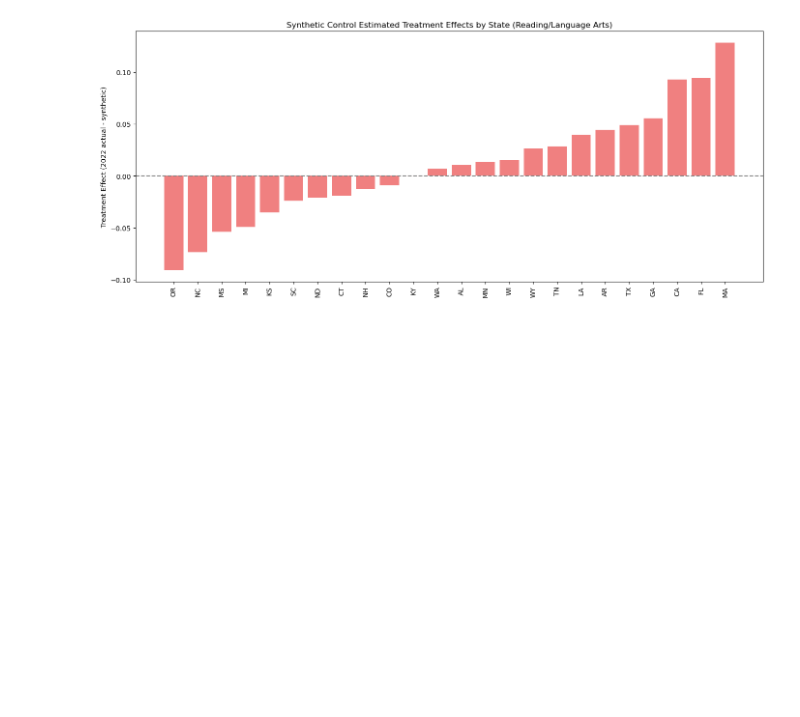
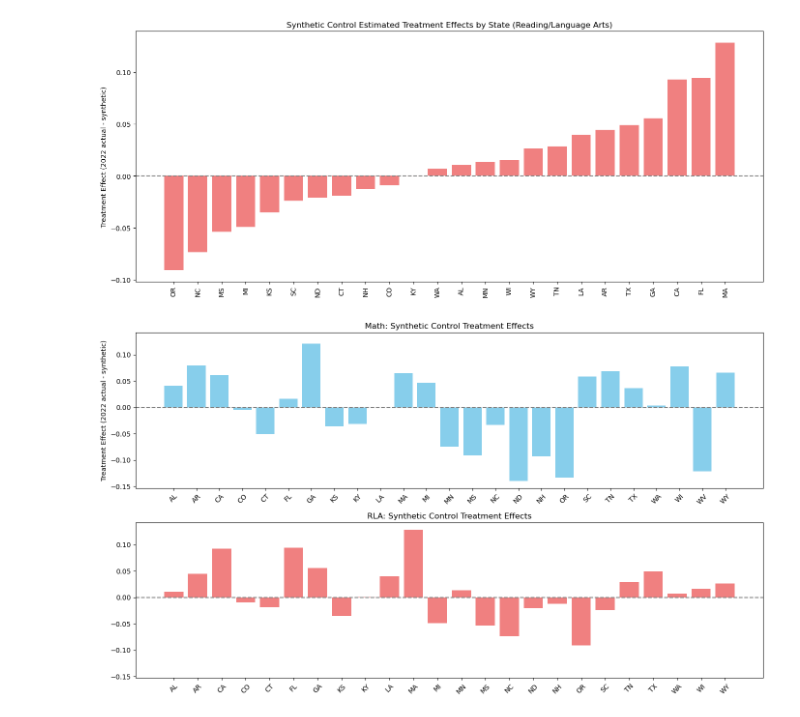
Before and after one commit to 000Aym612/CausalInferenceForOnlineLearning, a Jupyter notebook: causalInference.ipynb, the cells around one changed output. Drawn from its saved outputs; the diff is of its cells as text; code cells hidden in the pictures; blank space fills up the shorter version.

```diff
--- a/causalInference.ipynb
+++ b/causalInference.ipynb
@@ -89,0 +89,5 @@ ATE: -5.847[%]
+# %%
+math_df["treated_pre"] = math_df[math_df["T"] == 1]["ys_mn19_ol"].mean()
+math_df["treated_post"] = math_df[math_df["T"] == 1]["ys_mn22_ol"].mean()
+math_df["control_pre"] = math_df[math_df["T"] == 0]["ys_mn19_ol"].mean()
+math_df["control_post"] = math_df[math_df["T"] == 0]["ys_mn22_ol"].mean()
@@ -89,0 +101,5 @@ ATE: -5.847[%]
+# %%
+rla_df["treated_pre"] = rla_df[rla_df["T"] == 1]["ys_mn19_ol"].mean()
+rla_df["treated_post"] = rla_df[rla_df["T"] == 1]["ys_mn22_ol"].mean()
+rla_df["control_pre"] = rla_df[rla_df["T"] == 0]["ys_mn19_ol"].mean()
+rla_df["control_post"] = rla_df[rla_df["T"] == 0]["ys_mn22_ol"].mean()
@@ -310,3 +330,29 @@ plt.savefig('SYM_rla')
 plt.show()
 # %% [output]
 [figure]
+# %%
+# Sort by state
+synth_effects_df = pd.DataFrame(differences).sort_values("State")
+rla_effects_df = pd.DataFrame(rla_effects).sort_values("State")
+
+fig, axes = plt.subplots(2,1, figsize=(14, 8), sharey=True)
+
+# --- Math subplot ---
+axes[0].bar(synth_effects_df["State"], synth_effects_df["Treatment_Effect"], color="skyblue")
+axes[0].axhline(0, color="gray", linestyle="--")
+axes[0].set_ylabel("Treatment Effect (2022 actual - synthetic)")
+axes[0].set_title("Math: Synthetic Control Treatment Effects")
+axes[0].tick_params(axis='x', rotation=45)
+
+# --- RLA subplot ---
+axes[1].bar(rla_effects_df["State"], rla_effects_df["Treatment_Effect"], color="lightcoral")
+axes[1].axhline(0, color="gray", linestyle="--")
+axes[1].set_title("RLA: Synthetic Control Treatment Effects")
+axes[1].tick_params(axis='x', rotation=45)
+
+# Layout and save
+plt.tight_layout()
+plt.savefig('SYM_combined_bystate')
+plt.show()
+# %% [output]
+[figure, added]
```
Also changed, not shown: parts of 9 cells of this notebook, 2 other files.
